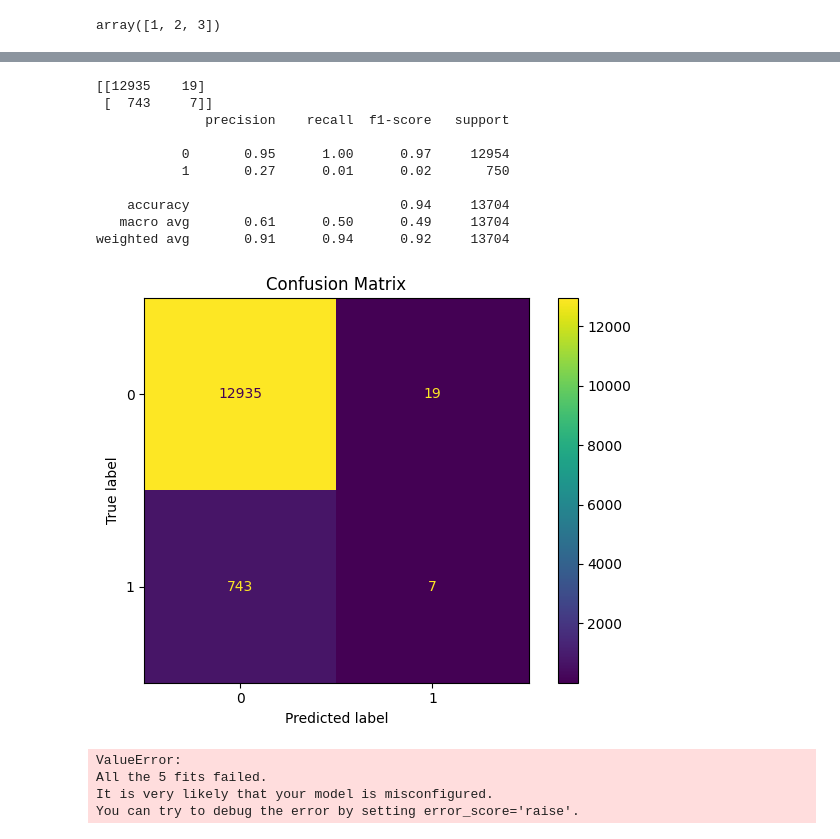
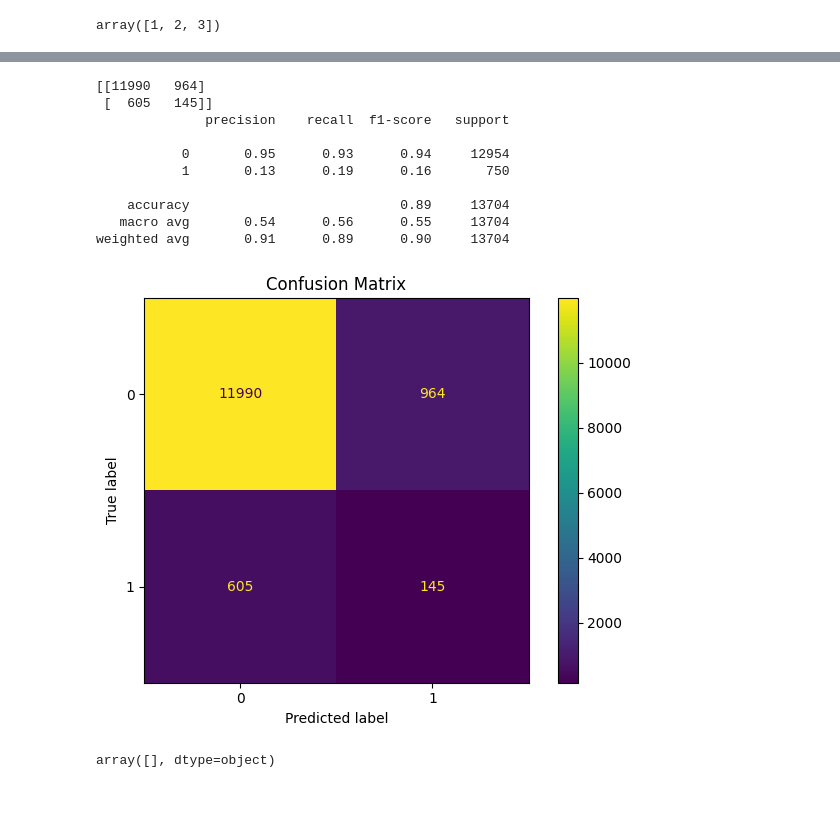
Before and after one commit to aaron3636/kaggle_churn_challenge, a Jupyter notebook: src/sandbox/Carl/test_pipeline_00.03.ipynb, the cells around one changed output, grey strips where cells are left out. Drawn from its saved outputs; the diff is of its cells as text; code cells hidden in the pictures; blank space fills up the shorter version.

```diff
--- a/src/sandbox/Carl/test_pipeline_00.03.ipynb
+++ b/src/sandbox/Carl/test_pipeline_00.03.ipynb
@@ -77,10 +63,6 @@ def create_feature_engineered_df(df):
     feature_total_pages_count_df = feature_total_pages_count_1(df)
     total_number_of_sessions_df = total_number_of_sessions_1(df)
     time_last_used_df = time_last_used_1(df)
-
-
-    #last_level_of_each_customer_df = last_level_of_each_customer_1(df)
-    #usage_metrices_df = usage_metrices(df)
     num_status_df = num_status_1(df)
     device_type_df = exact_device_type_1(df)
     gender_feature_ont_hot_df = gender_feature_ont_hot_1(df)
@@ -89,12 +71,8 @@ def create_feature_engineered_df(df):
     num_different_songs_df = num_different_songs_1(df)
     num_different_artists_df = num_different_artists_1(df)
 
-
     df = feature_total_pages_count_df.merge(total_number_of_sessions_df, on = ["userId", "week_slice"])
-
     df = df.merge(time_last_used_df, on = ["userId", "week_slice"])
-    #df = df.merge(last_level_of_each_customer_df, on = ["userId", "week_slice"])
-    #df = df.merge(usage_metrices_df, on = ["userId", "week_slice"])
     df = df.merge(num_status_df, on = ["userId", "week_slice"])
     df = df.merge(device_type_df, on = ["userId", "week_slice"])
     df = df.merge(gender_feature_ont_hot_df, on = ["userId", "week_slice"])
@@ -103,7 +81,7 @@ def create_feature_engineered_df(df):
     df = df.merge(num_different_songs_df, on = ["userId", "week_slice"])
     df = df.merge(num_different_artists_df, on = ["userId", "week_slice"])
 
-    return feature_total_pages_count_df
+    return df
 
 
 df_X_features = create_feature_engineered_df(df_X)
@@ -125,0 +123,2 @@ array([1, 2, 3])
+# %%
+df_X_y["time_not_used"] = df_X_y["time_not_used"].apply(lambda x: x.total_seconds())
@@ -125,0 +145,2 @@ array([1, 2, 3])
+# %%
+df_X_y["gender"] = df_X_y["gender"].apply(lambda x: 1 if x else 0)
@@ -239,47 +300,40 @@ xgb = XGBClassifier(
 
 n_pos = np.sum(y_train == 1)
 n_neg = np.sum(y_train == 0)
 spw = n_neg / max(n_pos, 1)
 
-#xgb = XGBClassifier(scale_pos_weight = spw, eval_metric="aucpr")
-xgb = XGBClassifier()
+xgb = XGBClassifier(scale_pos_weight = spw)#, eval_metric="aucpr")
+#xgb = XGBClassifier()
 
 # 4) Full pipeline
 clf = Pipeline(steps=[
     ("preprocess", preprocess),
     ("model", xgb)
 ])
 
 clf.fit(X_train, y_train)
 pred = clf.predict(X_test)
 
 # numeric matrix
 cm = confusion_matrix(y_test, pred)
 print(cm)
 
 print(classification_report(y_test, pred))
 
 disp = ConfusionMatrixDisplay(confusion_matrix=cm)
 disp.plot(values_format="d")
 plt.title("Confusion Matrix")
 plt.tight_layout()
 plt.show()
 # %% [output]
-[[12935    19]
- [  743     7]]
+[[11990   964]
+ [  605   145]]
               precision    recall  f1-score   support
 
-           0       0.95      1.00      0.97     12954
-           1       0.27      0.01      0.02       750
+           0       0.95      0.93      0.94     12954
+           1       0.13      0.19      0.16       750
 
-    accuracy                           0.94     13704
-   macro avg       0.61      0.50      0.49     13704
-weighted avg       0.91      0.94      0.92     13704
+    accuracy                           0.89     13704
+   macro avg       0.54      0.56      0.55     13704
+weighted avg       0.91      0.89      0.90     13704
-[figure, old version]
+[figure, new version]
-# %%
-cross_validate(clf, X, y, return_train_score=True)
-# %% [output]
-ValueError:
-All the 5 fits failed.
-It is very likely that your model is misconfigured.
-You can try to debug the error by setting error_score='raise'.
@@ -304,0 +342,12 @@ plt.show()
+# %%
+df_test[pd.isna(df_test["registration"])]["userId"].unique()
+
+# This user has weird behaviour
+
+# 1261737
+# 1261737
+# 1261737
+# 1261737
+# 1261737
+# %% [output]
+array([], dtype=object)
```
Also changed, not shown: parts of 35 cells of this notebook, 19 other files.
